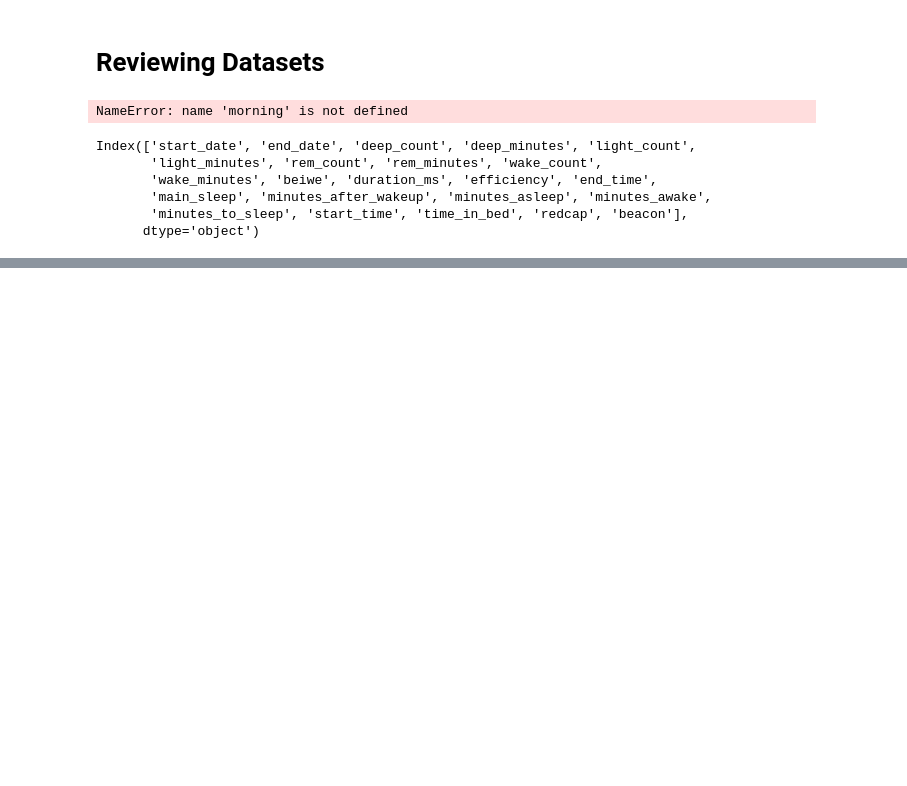
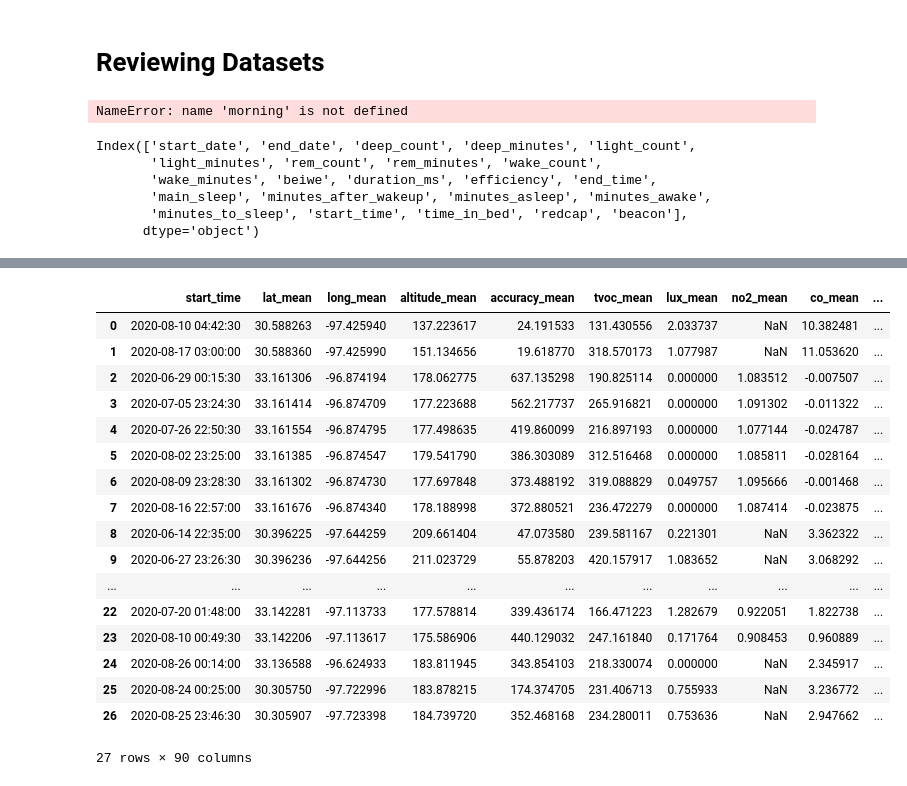
Before and after one commit to intelligent-environments-lab/utx000, a Jupyter notebook: notebooks/4.2.2-hef-fitbit-sleep_sensitivity_1_var.ipynb, the cells around one changed output, grey strips where cells are left out. Drawn from its saved outputs; the diff is of its cells as text; code cells hidden in the pictures; blank space fills up the shorter version.

Commit message:
investigated data format

```diff
--- a/notebooks/4.2.2-hef-fitbit-sleep_sensitivity_1_var.ipynb
+++ b/notebooks/4.2.2-hef-fitbit-sleep_sensitivity_1_var.ipynb
@@ -179,0 +203,6 @@ Index(['start_time', 'lat_mean', 'long_mean', 'altitude_mean', 'accuracy_mean',
+# %%
+# combining
+beacon_summary["date"] = beacon_summary["end_time"].dt.date
+ema_morning["date"] = ema_morning["timestamp"].dt.date
+ema_morning.rename({"timestamp":"timestamp_ema_morning","content":"content_morning","stress":"stress_morning","lonely":"lonely_morning","sad":"sad_morning","energy":"energy_morning"},axis=1,inplace=True)
+combined = beacon_summary.merge(right=ema_morning,left_on=["beiwe","redcap","beacon","date"],right_on=["beiwe","redcap","beacon","date"])
@@ -179,0 +225,54 @@ Index(['start_time', 'lat_mean', 'long_mean', 'altitude_mean', 'accuracy_mean',
+# %%
+def get_ema_distribution(row):
+    """
+
+    """
+    if row["start_time"].hour < 19:
+        d = row["start_time"] - timedelta(days=1)
+    else:
+        d = row["start_time"]
+
+    return datetime(d.year,d.month,d.day,19,0,0)
+# %%
+def insert_ema_timestamp(row, ema):
+    """
+
+    """
+    bid = row["beiwe"]
+    ema_by_id = ema[ema["beiwe"] == bid]
+    for ts in ema_by_id["timestamp"]:
+        if ts.date == row["start_time"].date and ts.hour < row["start_time"].hour:
+            return ts
+        elif ts > row["ema_evening_distribution"] and ts < row["start_time"]:
+            return ts
+
+    return np.nan
+# %%
+ema_evening = pd.read_csv("../data/processed/beiwe-evening_ema-ux_s20.csv",parse_dates=["timestamp"])
+#ema_evening["date"] = ema_evening["timestamp"].dt.date
+ema_evening.rename({"content":"content_evening","stress":"stress_evening","lonely":"lonely_evening","sad":"sad_evening","energy":"energy_evening"},axis=1,inplace=True)
+combined["ema_evening_distribution"] = combined.apply(get_ema_distribution, axis="columns")
+combined["ema_evening_timestamp"] = combined.apply(lambda x: insert_ema_timestamp(x,ema_evening), axis="columns")
+more_combined = combined.merge(right=ema_evening,left_on=["beiwe","redcap","beacon","ema_evening_timestamp"],right_on=["beiwe","redcap","beacon","timestamp"])
+more_combined.drop(["timestamp","date","ema_evening_distribution"],axis="columns",inplace=True)
+# %%
+more_combined
+# %% [output]
+|  | start_time | lat_mean | long_mean | altitude_mean | accuracy_mean | tvoc_mean | lux_mean | no2_mean | co_mean | ... |
+| 0 | 2020-08-10 04:42:30 | 30.588263 | -97.425940 | 137.223617 | 24.191533 | 131.430556 | 2.033737 | NaN | 10.382481 | ... |
+| 1 | 2020-08-17 03:00:00 | 30.588360 | -97.425990 | 151.134656 | 19.618770 | 318.570173 | 1.077987 | NaN | 11.053620 | ... |
+| 2 | 2020-06-29 00:15:30 | 33.161306 | -96.874194 | 178.062775 | 637.135298 | 190.825114 | 0.000000 | 1.083512 | -0.007507 | ... |
+| 3 | 2020-07-05 23:24:30 | 33.161414 | -96.874709 | 177.223688 | 562.217737 | 265.916821 | 0.000000 | 1.091302 | -0.011322 | ... |
+| 4 | 2020-07-26 22:50:30 | 33.161554 | -96.874795 | 177.498635 | 419.860099 | 216.897193 | 0.000000 | 1.077144 | -0.024787 | ... |
+| 5 | 2020-08-02 23:25:00 | 33.161385 | -96.874547 | 179.541790 | 386.303089 | 312.516468 | 0.000000 | 1.085811 | -0.028164 | ... |
+| 6 | 2020-08-09 23:28:30 | 33.161302 | -96.874730 | 177.697848 | 373.488192 | 319.088829 | 0.049757 | 1.095666 | -0.001468 | ... |
+| 7 | 2020-08-16 22:57:00 | 33.161676 | -96.874340 | 178.188998 | 372.880521 | 236.472279 | 0.000000 | 1.087414 | -0.023875 | ... |
+| 8 | 2020-06-14 22:35:00 | 30.396225 | -97.644259 | 209.661404 | 47.073580 | 239.581167 | 0.221301 | NaN | 3.362322 | ... |
+| 9 | 2020-06-27 23:26:30 | 30.396236 | -97.644256 | 211.023729 | 55.878203 | 420.157917 | 1.083652 | NaN | 3.068292 | ... |
+| ... | ... | ... | ... | ... | ... | ... | ... | ... | ... | ... |
+| 22 | 2020-07-20 01:48:00 | 33.142281 | -97.113733 | 177.578814 | 339.436174 | 166.471223 | 1.282679 | 0.922051 | 1.822738 | ... |
+| 23 | 2020-08-10 00:49:30 | 33.142206 | -97.113617 | 175.586906 | 440.129032 | 247.161840 | 0.171764 | 0.908453 | 0.960889 | ... |
+| 24 | 2020-08-26 00:14:00 | 33.136588 | -96.624933 | 183.811945 | 343.854103 | 218.330074 | 0.000000 | NaN | 2.345917 | ... |
+| 25 | 2020-08-24 00:25:00 | 30.305750 | -97.722996 | 183.878215 | 174.374705 | 231.406713 | 0.755933 | NaN | 3.236772 | ... |
+| 26 | 2020-08-25 23:46:30 | 30.305907 | -97.723398 | 184.739720 | 352.468168 | 234.280011 | 0.753636 | NaN | 2.947662 | ... |
+27 rows × 90 columns
```
Also changed, not shown: parts of 14 cells of this notebook.
